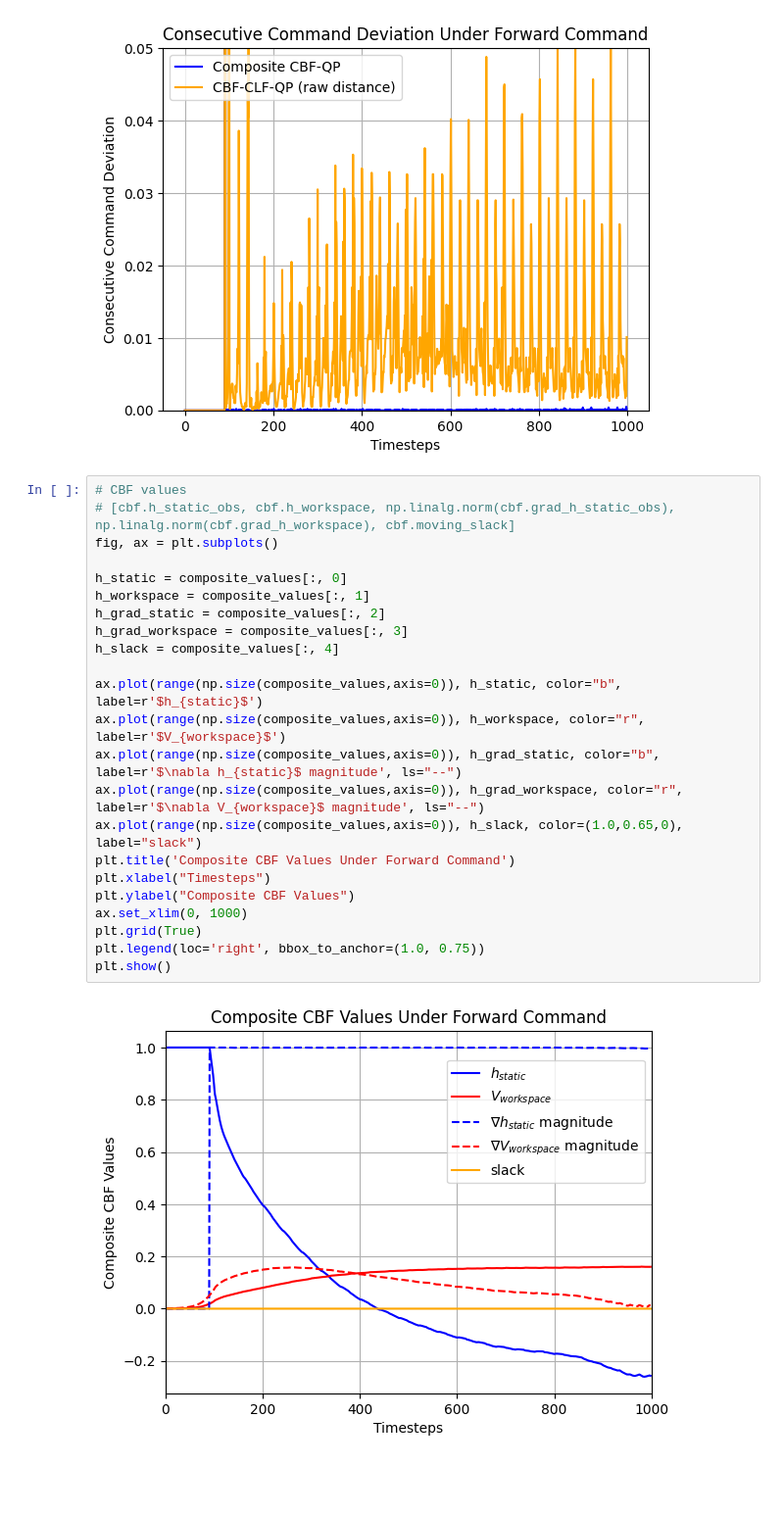
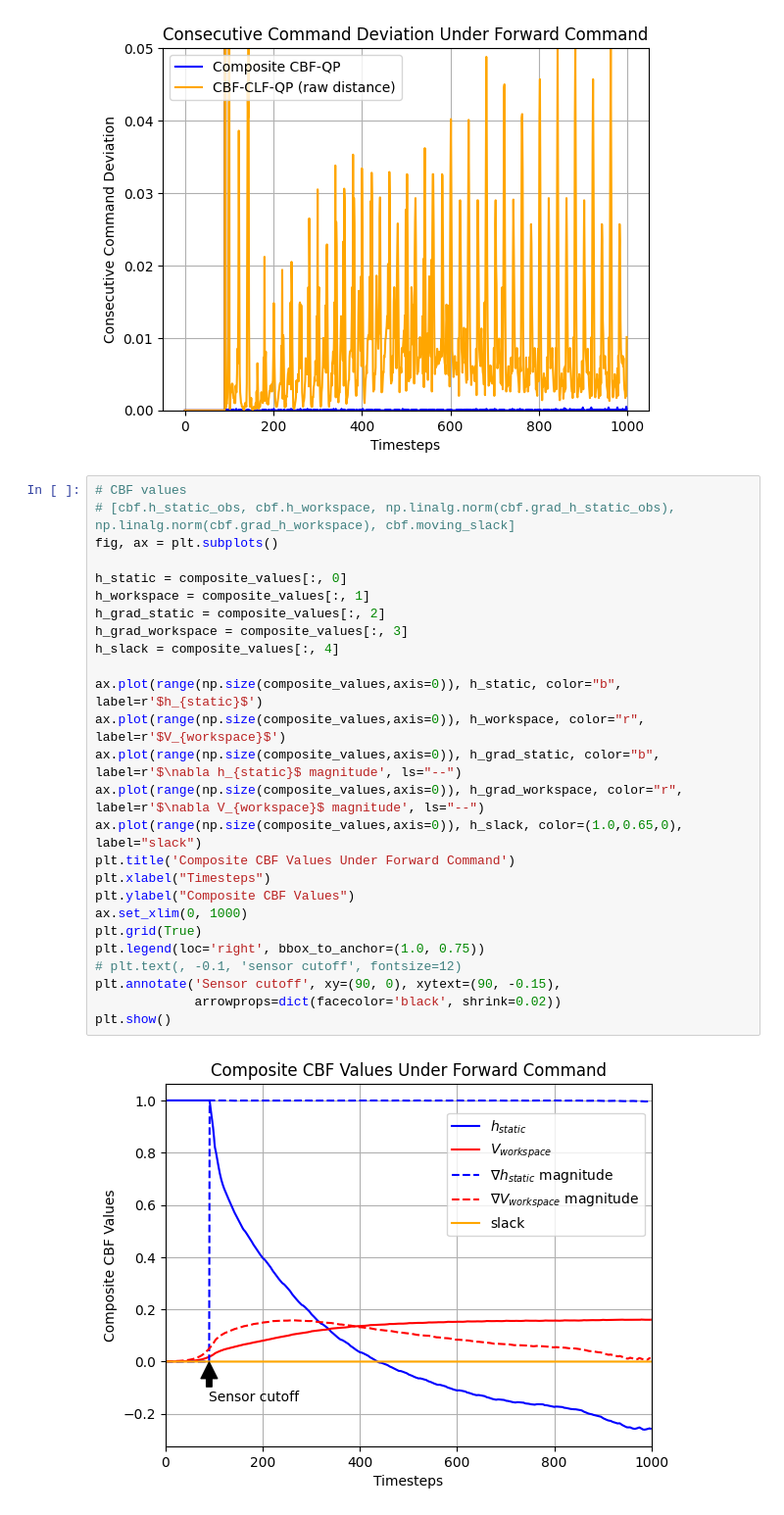
Before and after one commit to famsvip/Robot-Navigation-Collision-Avoidance-, a Jupyter notebook: data/plotting.ipynb, the cells around one changed output. Shown at 98% size. Drawn from its saved outputs; the diff is of its cells as text; blank space fills up the shorter version.

```diff
--- a/data/plotting.ipynb
+++ b/data/plotting.ipynb
@@ -83,25 +83,28 @@ plt.show()
 # %%
 # CBF values
 # [cbf.h_static_obs, cbf.h_workspace, np.linalg.norm(cbf.grad_h_static_obs), np.linalg.norm(cbf.grad_h_workspace), cbf.moving_slack]
 fig, ax = plt.subplots()
 
 h_static = composite_values[:, 0]
 h_workspace = composite_values[:, 1]
 h_grad_static = composite_values[:, 2]
 h_grad_workspace = composite_values[:, 3]
 h_slack = composite_values[:, 4]
 
 ax.plot(range(np.size(composite_values,axis=0)), h_static, color="b", label=r'$h_{static}$')
 ax.plot(range(np.size(composite_values,axis=0)), h_workspace, color="r", label=r'$V_{workspace}$')
 ax.plot(range(np.size(composite_values,axis=0)), h_grad_static, color="b", label=r'$\nabla h_{static}$ magnitude', ls="--")
 ax.plot(range(np.size(composite_values,axis=0)), h_grad_workspace, color="r", label=r'$\nabla V_{workspace}$ magnitude', ls="--")
 ax.plot(range(np.size(composite_values,axis=0)), h_slack, color=(1.0,0.65,0), label="slack")
 plt.title('Composite CBF Values Under Forward Command')
 plt.xlabel("Timesteps")
 plt.ylabel("Composite CBF Values")
 ax.set_xlim(0, 1000)
 plt.grid(True)
 plt.legend(loc='right', bbox_to_anchor=(1.0, 0.75))
+# plt.text(, -0.1, 'sensor cutoff', fontsize=12)
+plt.annotate('Sensor cutoff', xy=(90, 0), xytext=(90, -0.15),
+             arrowprops=dict(facecolor='black', shrink=0.02))
 plt.show()
 # %% [output]
-[figure, old version]
+[figure, new version]
```
Also changed, not shown: 4 other files.
